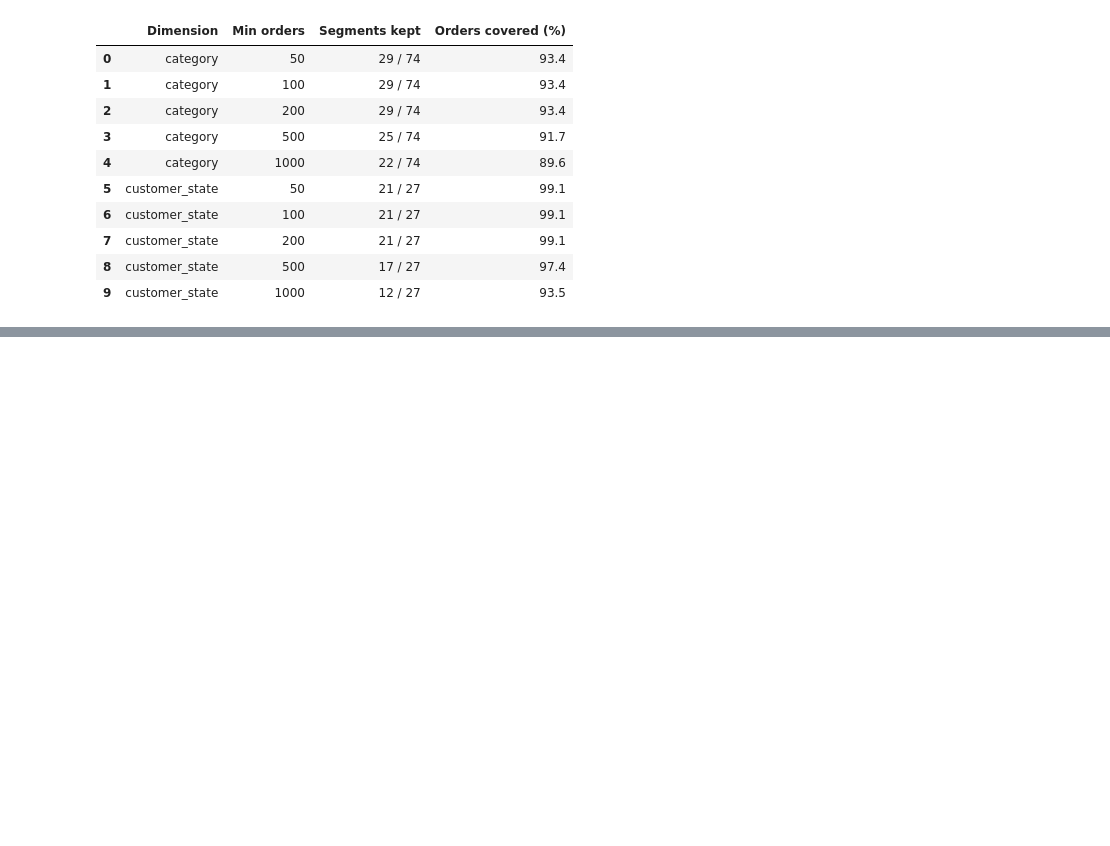
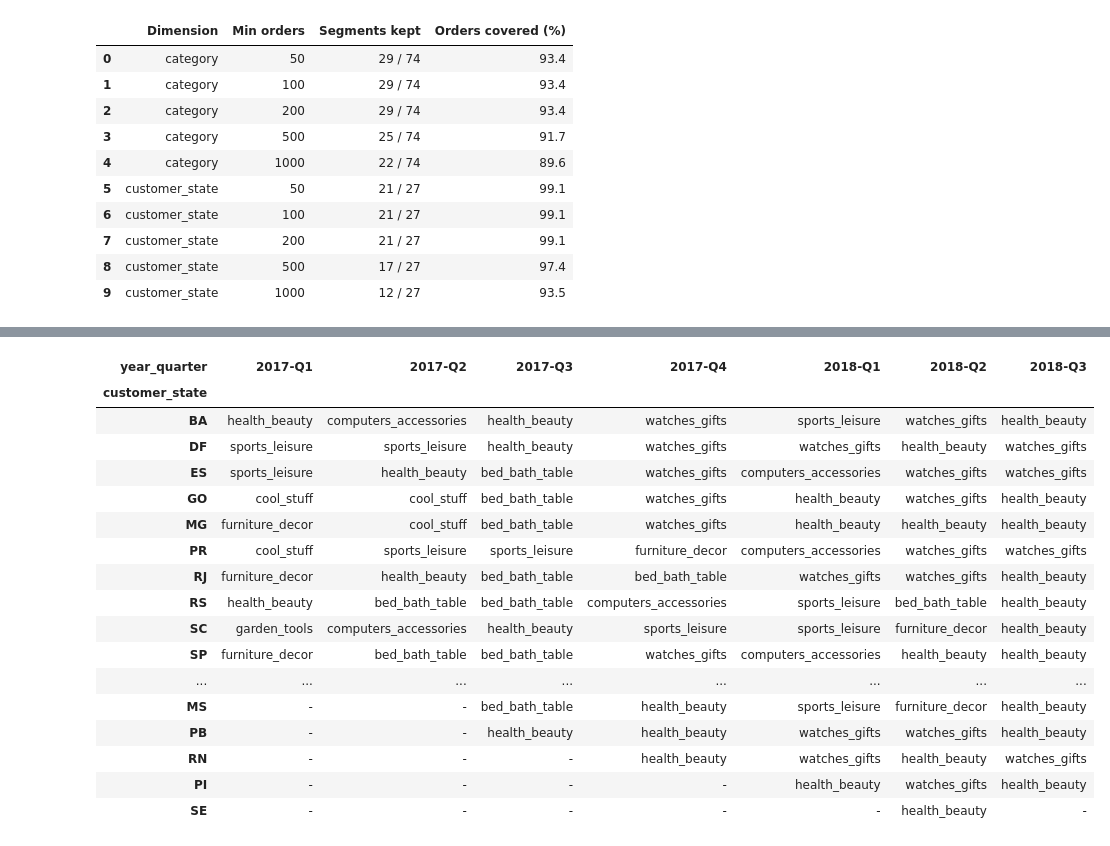
Before and after one commit to ndec0001-max/ITO5202, a Jupyter notebook: assessment1.ipynb, the cells around one changed output, grey strips where cells are left out. Cells and saved outputs as stored; diff of their text form; code cells hidden in the pictures; blank space fills up the shorter version.

Commit message:
Dataframe implementation

```diff
--- a/assessment1.ipynb
+++ b/assessment1.ipynb
@@ -834,0 +905,33 @@ pd.DataFrame(rows)
+# %%
+# #1 revenue category for every (state, quarter):
+leaders_pd = (top_categories_df
+              .filter(F.col("revenue_rank") == 1)
+              .select("customer_state", "year_quarter", "category")
+              .toPandas()
+              .pivot(index="customer_state", columns="year_quarter", values="category")
+              .fillna("-"))   # '-' = no category met the minimum-orders threshold
+
+# Order states by market size (number of top-1 slots filled, then name)
+leaders_pd = leaders_pd.loc[
+    leaders_pd.apply(lambda r: (r != "-").sum(), axis=1)
+              .sort_values(ascending=False, kind="stable").index]
+leaders_pd
+# %% [output]
+| year_quarter | 2017-Q1 | 2017-Q2 | 2017-Q3 | 2017-Q4 | 2018-Q1 | 2018-Q2 | 2018-Q3 |
+| customer_state |  |  |  |  |  |  |  |
+| BA | health_beauty | computers_accessories | health_beauty | watches_gifts | sports_leisure | watches_gifts | health_beauty |
+| DF | sports_leisure | sports_leisure | health_beauty | watches_gifts | watches_gifts | health_beauty | watches_gifts |
+| ES | sports_leisure | health_beauty | bed_bath_table | watches_gifts | computers_accessories | watches_gifts | watches_gifts |
+| GO | cool_stuff | cool_stuff | bed_bath_table | watches_gifts | health_beauty | watches_gifts | health_beauty |
+| MG | furniture_decor | cool_stuff | bed_bath_table | watches_gifts | health_beauty | health_beauty | health_beauty |
+| PR | cool_stuff | sports_leisure | sports_leisure | furniture_decor | computers_accessories | watches_gifts | watches_gifts |
+| RJ | furniture_decor | health_beauty | bed_bath_table | bed_bath_table | watches_gifts | watches_gifts | health_beauty |
+| RS | health_beauty | bed_bath_table | bed_bath_table | computers_accessories | sports_leisure | bed_bath_table | health_beauty |
+| SC | garden_tools | computers_accessories | health_beauty | sports_leisure | sports_leisure | furniture_decor | health_beauty |
+| SP | furniture_decor | bed_bath_table | bed_bath_table | watches_gifts | computers_accessories | health_beauty | health_beauty |
+| ... | ... | ... | ... | ... | ... | ... | ... |
+| MS | - | - | bed_bath_table | health_beauty | sports_leisure | furniture_decor | health_beauty |
+| PB | - | - | health_beauty | health_beauty | watches_gifts | watches_gifts | health_beauty |
+| RN | - | - | - | health_beauty | watches_gifts | health_beauty | watches_gifts |
+| PI | - | - | - | - | health_beauty | watches_gifts | health_beauty |
+| SE | - | - | - | - | - | health_beauty | - |
```
Also changed, not shown: parts of 13 cells of this notebook.
